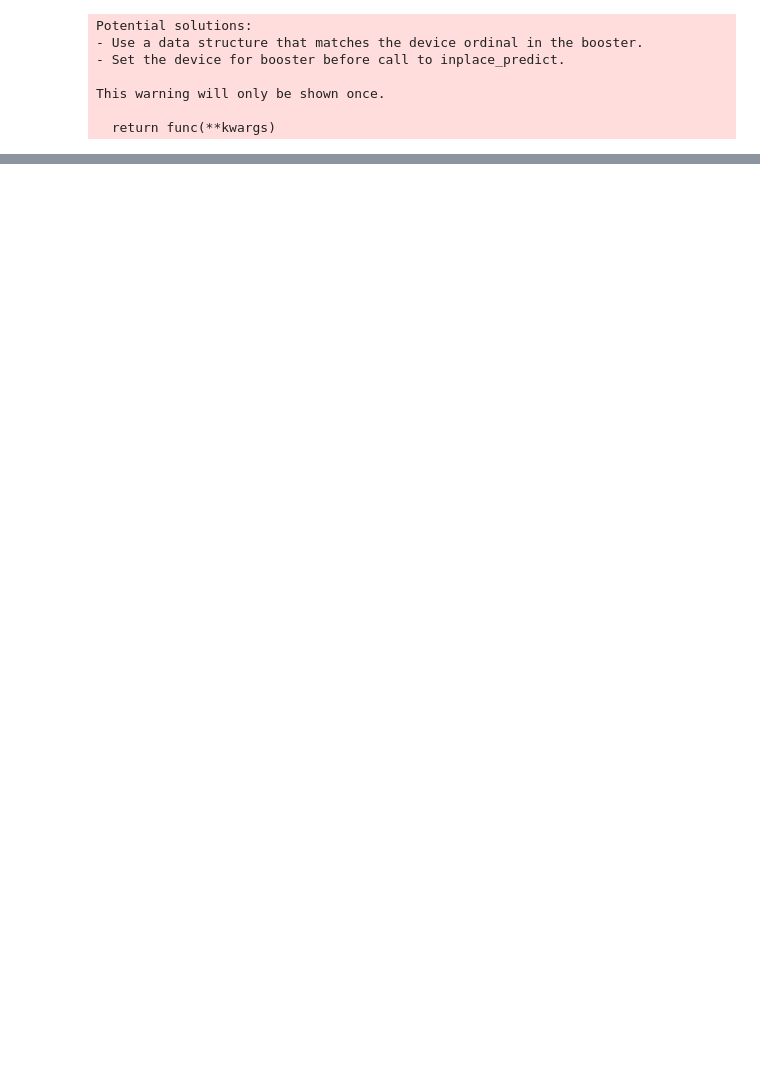
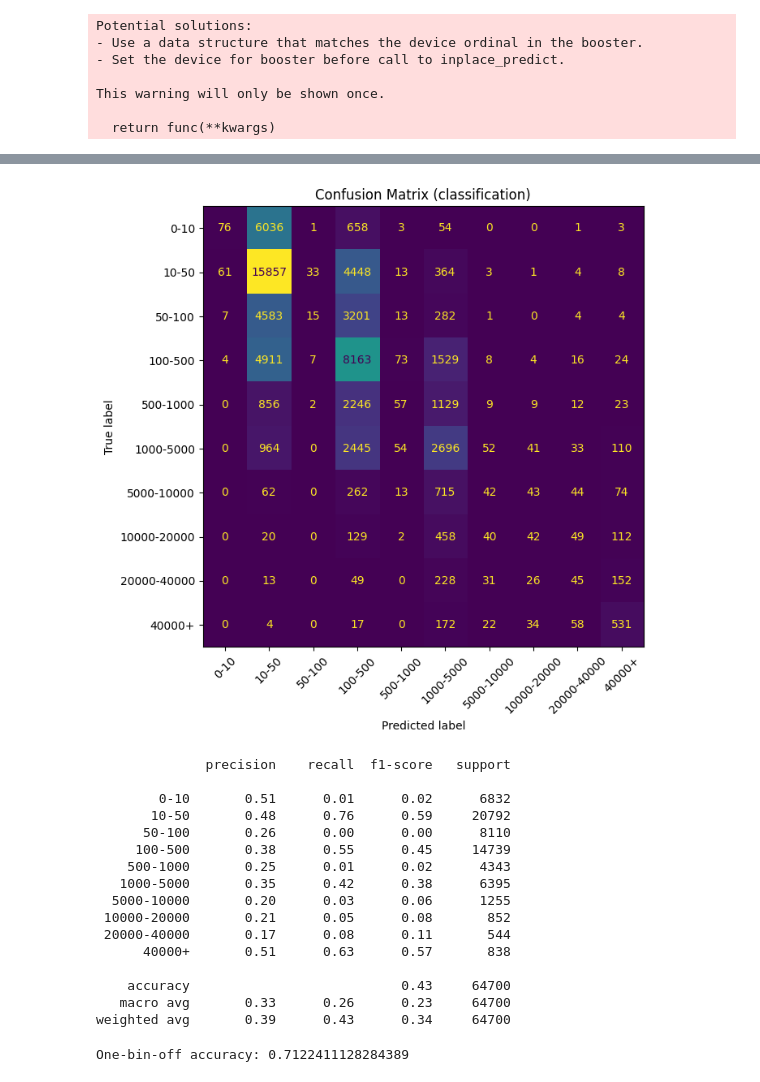
Before and after one commit to ande310g/imdb, a Jupyter notebook: src/XGBoost_Classifier/testing.ipynb, the cells around one changed output, grey strips where cells are left out. Cells and saved outputs as stored; diff of their text form; code cells hidden in the pictures; blank space fills up the shorter version.

```diff
--- a/src/XGBoost_Classifier/testing.ipynb
+++ b/src/XGBoost_Classifier/testing.ipynb
@@ -83,0 +95,5 @@ weighted avg       0.39      0.43      0.34     64700
+# %%
+y_pred = model.predict(X_test)
+
+oba = one_bin_off_accuracy(y_test, y_pred)
+print(f"One-bin-off accuracy: {oba:.4f}")
@@ -83,0 +169,45 @@ weighted avg       0.39      0.43      0.34     64700
+# %%
+import numpy as np
+from sklearn.metrics import confusion_matrix, ConfusionMatrixDisplay, classification_report
+import matplotlib.pyplot as plt
+
+y_true_int = holdout["movie_score_bin_encoded"].astype(int).to_numpy()
+y_pred_int = y_pred.astype(int)
+
+# Convert ints -> original bin strings using the SAME encoder used in training
+y_true_lbl = label_encoder.inverse_transform(y_true_int)
+y_pred_lbl = label_encoder.inverse_transform(y_pred_int)
+
+# Now the confusion matrix uses the bin label strings, ordered exactly as you want
+cm = confusion_matrix(y_true_lbl, y_pred_lbl, labels=bin_labels)
+
+disp = ConfusionMatrixDisplay(confusion_matrix=cm, display_labels=bin_labels)
+fig, ax = plt.subplots(figsize=(9, 7))
+disp.plot(ax=ax, xticks_rotation=45, values_format="d", colorbar=False)
+plt.title("Confusion Matrix (classification)")
+plt.tight_layout()
+plt.show()
+print(classification_report(
+    y_true_lbl, y_pred_lbl,
+    labels=bin_labels,
+    target_names=bin_labels,
+    zero_division=0
+))
+# %% [output]
+[figure, added]
+              precision    recall  f1-score   support
+
+        0-10       0.51      0.01      0.02      6832
+       10-50       0.48      0.76      0.59     20792
+      50-100       0.26      0.00      0.00      8110
+     100-500       0.38      0.55      0.45     14739
+    500-1000       0.25      0.01      0.02      4343
+   1000-5000       0.35      0.42      0.38      6395
+  5000-10000       0.20      0.03      0.06      1255
+ 10000-20000       0.21      0.05      0.08       852
+ 20000-40000       0.17      0.08      0.11       544
+      40000+       0.51      0.63      0.57       838
+
+    accuracy                           0.43     64700
+   macro avg       0.33      0.26      0.23     64700
+weighted avg       0.39      0.43      0.34     64700
@@ -83,0 +255,8 @@ weighted avg       0.39      0.43      0.34     64700
+# %%
+y_true_int = holdout["movie_score_bin_encoded"].astype(int).to_numpy()
+y_pred_int = y_pred.astype(int)
+
+acc_1off = one_bin_off_accuracy(y_true_int, y_pred_int, label_encoder, bin_labels)
+print("One-bin-off accuracy:", acc_1off)
+# %% [output]
+One-bin-off accuracy: 0.7122411128284389
```
Also changed, not shown: parts of 6 cells of this notebook.
